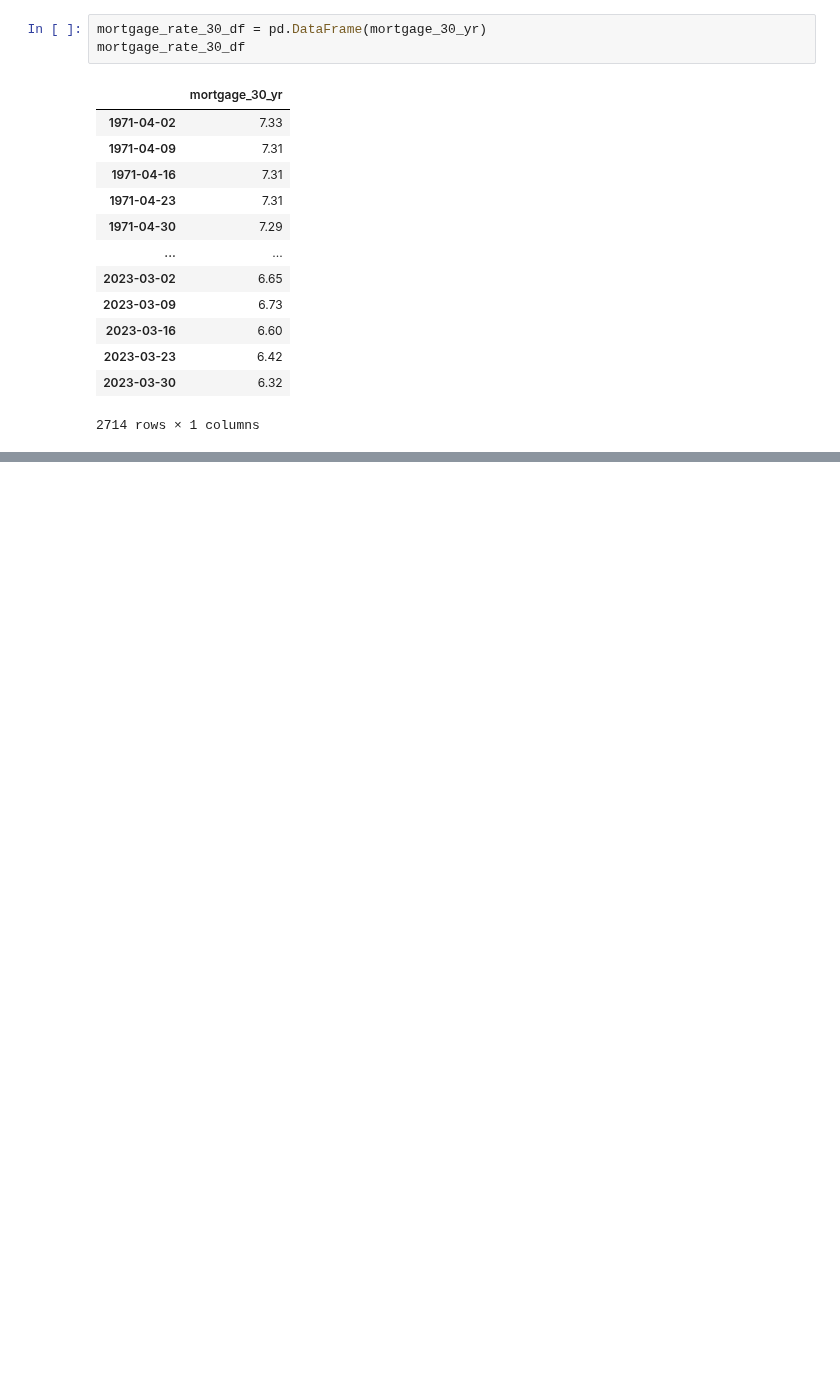
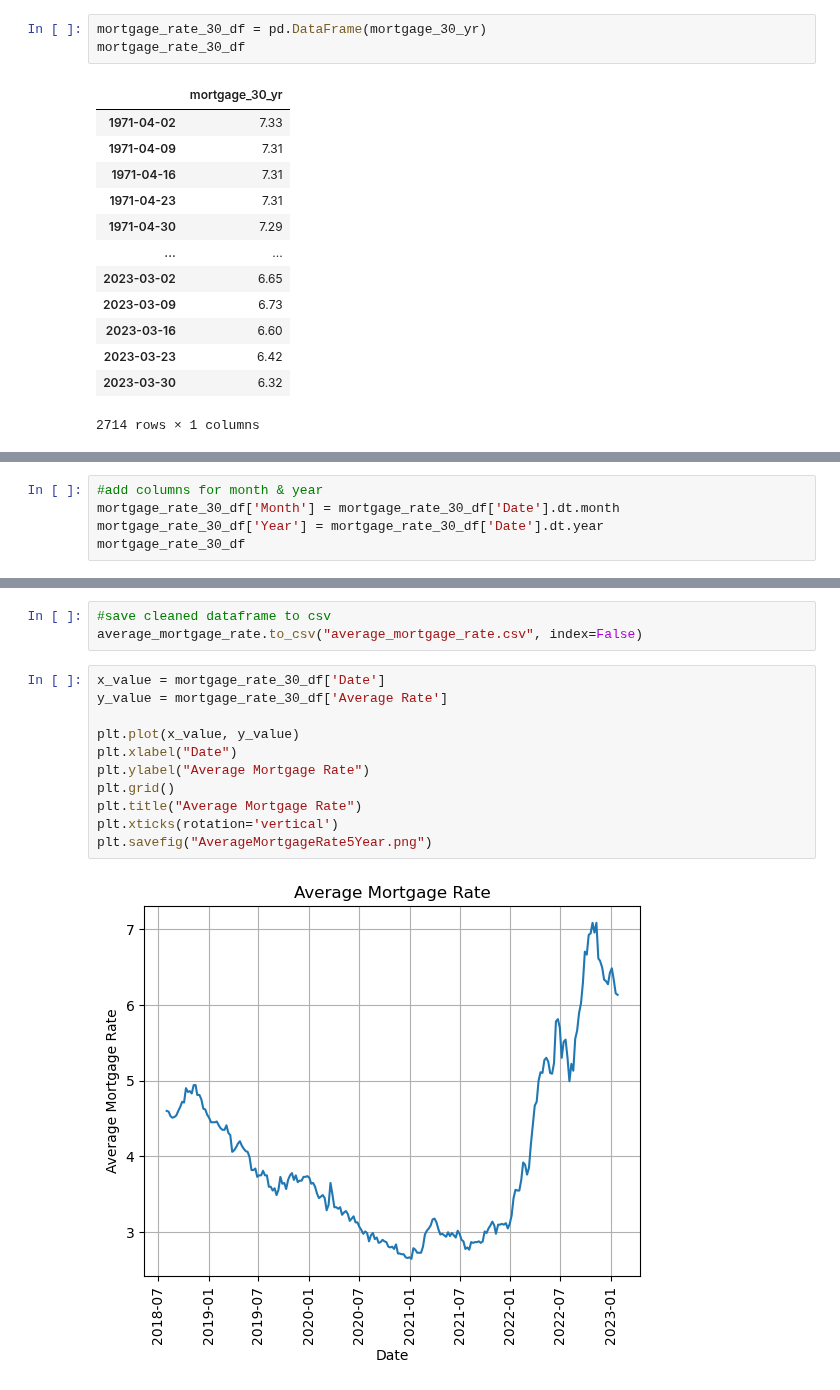
Before and after one commit to ceramicbull/Project-1-Repo, a Jupyter notebook: chelsea-pickett/API-notebook.ipynb, the cells around one changed output, grey strips where cells are left out. Cells and saved outputs as stored; diff of their text form; blank space fills up the shorter version.

```diff
--- a/chelsea-pickett/API-notebook.ipynb
+++ b/chelsea-pickett/API-notebook.ipynb
@@ -261,0 +223,5 @@ for i, row in mortgage_rate_30_df.iterrows():
+# %%
+#add columns for month & year
+mortgage_rate_30_df['Month'] = mortgage_rate_30_df['Date'].dt.month
+mortgage_rate_30_df['Year'] = mortgage_rate_30_df['Date'].dt.year
+mortgage_rate_30_df
@@ -261,0 +277,16 @@ for i, row in mortgage_rate_30_df.iterrows():
+# %%
+#save cleaned dataframe to csv
+average_mortgage_rate.to_csv("average_mortgage_rate.csv", index=False)
+# %%
+x_value = mortgage_rate_30_df['Date']
+y_value = mortgage_rate_30_df['Average Rate']
+
+plt.plot(x_value, y_value)
+plt.xlabel("Date")
+plt.ylabel("Average Mortgage Rate")
+plt.grid()
+plt.title("Average Mortgage Rate")
+plt.xticks(rotation='vertical')
+plt.savefig("AverageMortgageRate5Year.png")
+# %% [output]
+[figure, added]
```
Also changed, not shown: parts of 48 cells of this notebook, 1 other file.
